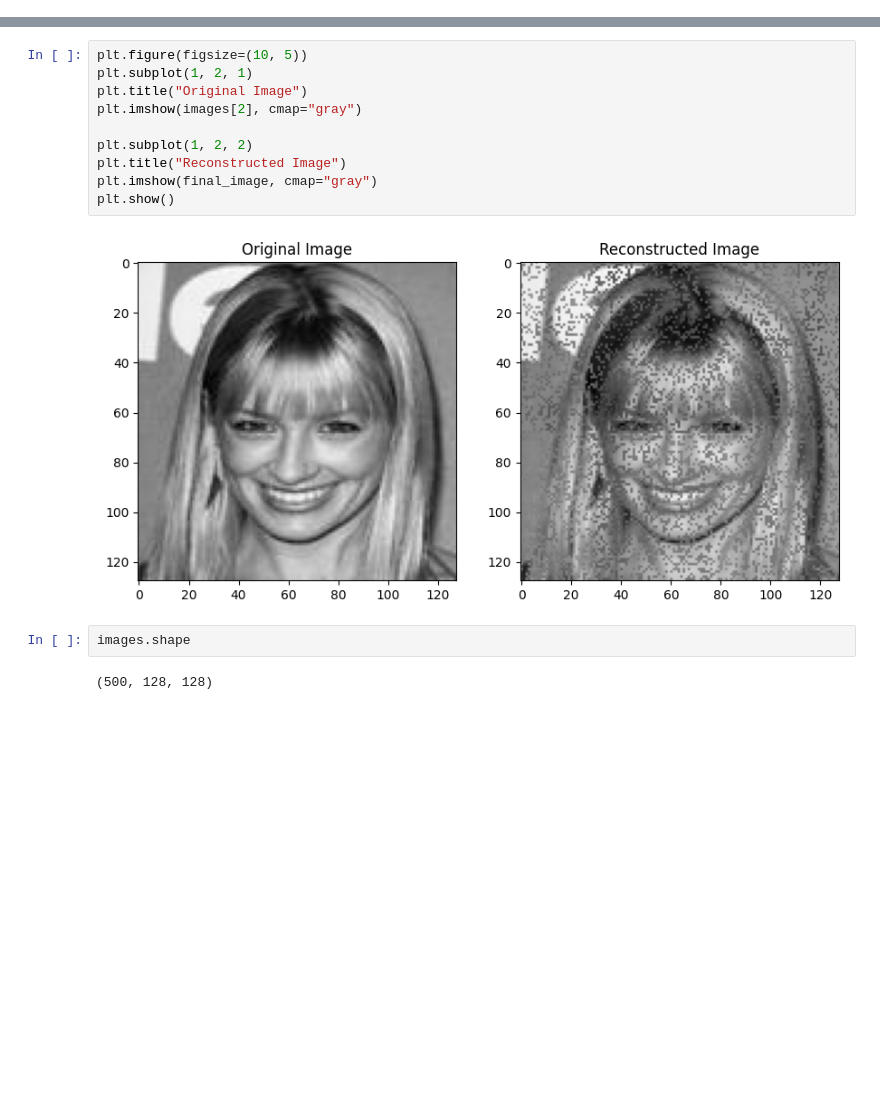
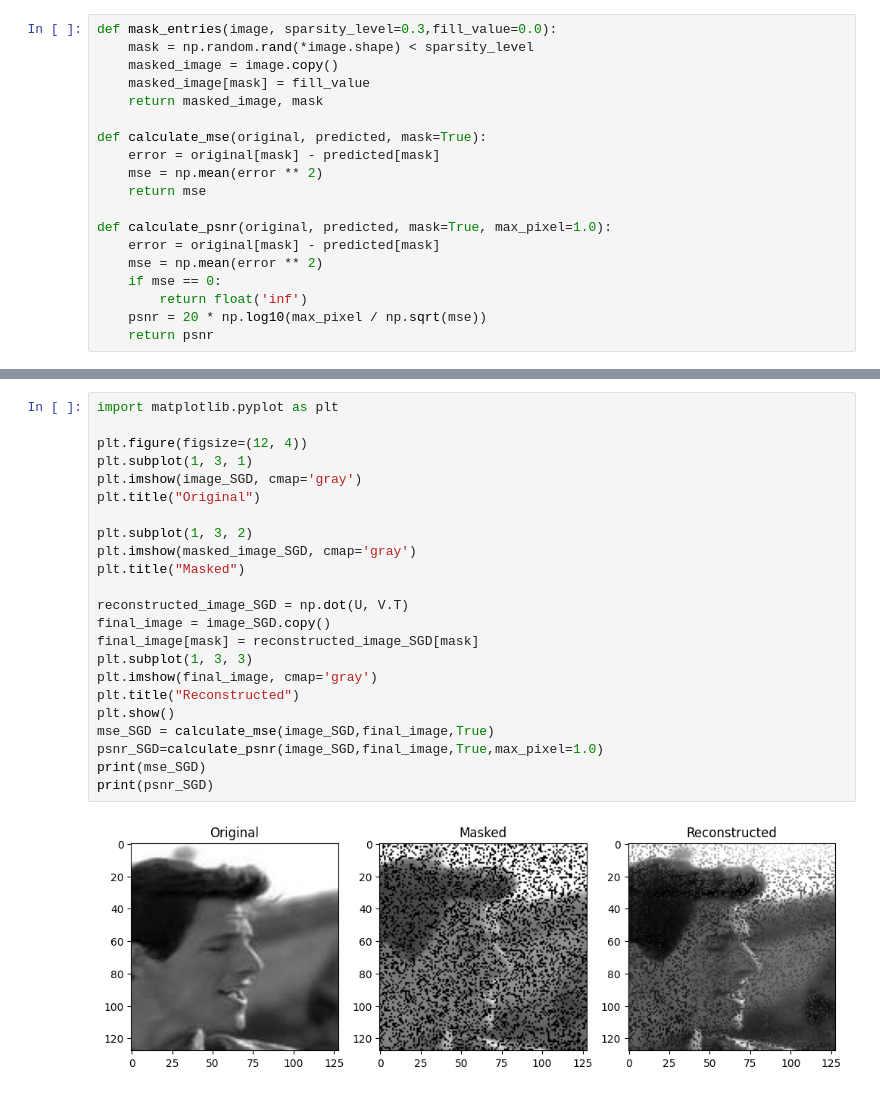
Before and after one commit to lzkostina/606-Project-, a Jupyter notebook: main_notebook.ipynb, the cells around one changed output, grey strips where cells are left out. Cells and saved outputs as stored; diff of their text form; blank space fills up the shorter version.

```diff
--- a/main_notebook.ipynb
+++ b/main_notebook.ipynb
@@ -128,0 +38,19 @@ def calculate_mse(original, predicted, mask):
+# %%
+def mask_entries(image, sparsity_level=0.3,fill_value=0.0):
+    mask = np.random.rand(*image.shape) < sparsity_level
+    masked_image = image.copy()
+    masked_image[mask] = fill_value
+    return masked_image, mask
+
+def calculate_mse(original, predicted, mask=True):
+    error = original[mask] - predicted[mask]
+    mse = np.mean(error ** 2)
+    return mse
+
+def calculate_psnr(original, predicted, mask=True, max_pixel=1.0):
+    error = original[mask] - predicted[mask]
+    mse = np.mean(error ** 2)
+    if mse == 0:
+        return float('inf')
+    psnr = 20 * np.log10(max_pixel / np.sqrt(mse))
+    return psnr
@@ -185,16 +83,25 @@ plt.show()
-# %%
-plt.figure(figsize=(10, 5))
-plt.subplot(1, 2, 1)
-plt.title("Original Image")
-plt.imshow(images[2], cmap="gray")
-
-plt.subplot(1, 2, 2)
-plt.title("Reconstructed Image")
-plt.imshow(final_image, cmap="gray")
-plt.show()
-# %% [output]
-[figure, removed]
-# %%
-images.shape
-# %% [output]
-(500, 128, 128)
+# %%
+import matplotlib.pyplot as plt
+
+plt.figure(figsize=(12, 4))
+plt.subplot(1, 3, 1)
+plt.imshow(image_SGD, cmap='gray')
+plt.title("Original")
+
+plt.subplot(1, 3, 2)
+plt.imshow(masked_image_SGD, cmap='gray')
+plt.title("Masked")
+
+reconstructed_image_SGD = np.dot(U, V.T)
+final_image = image_SGD.copy()
+final_image[mask] = reconstructed_image_SGD[mask]
+plt.subplot(1, 3, 3)
+plt.imshow(final_image, cmap='gray')
+plt.title("Reconstructed")
+plt.show()
+mse_SGD = calculate_mse(image_SGD,final_image,True)
+psnr_SGD=calculate_psnr(image_SGD,final_image,True,max_pixel=1.0)
+print(mse_SGD)
+print(psnr_SGD)
+# %% [output]
+[figure, added]
```
Also changed, not shown: parts of 23 cells of this notebook.
